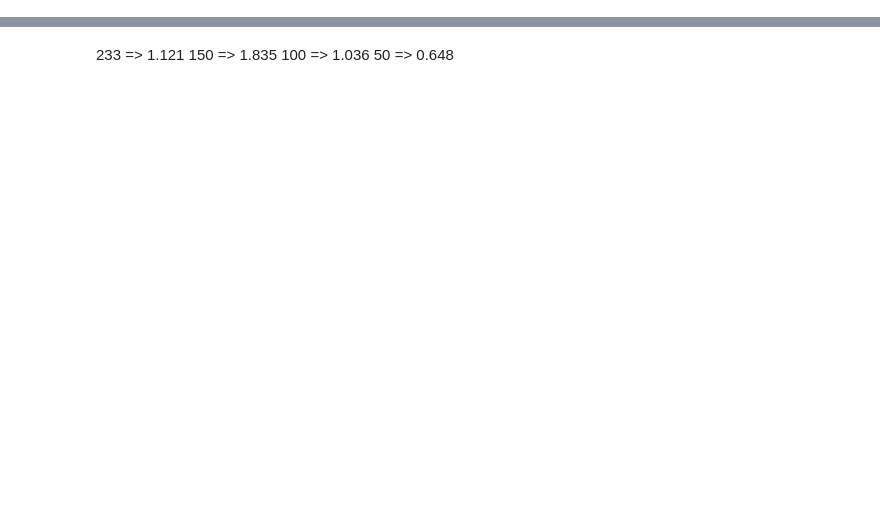
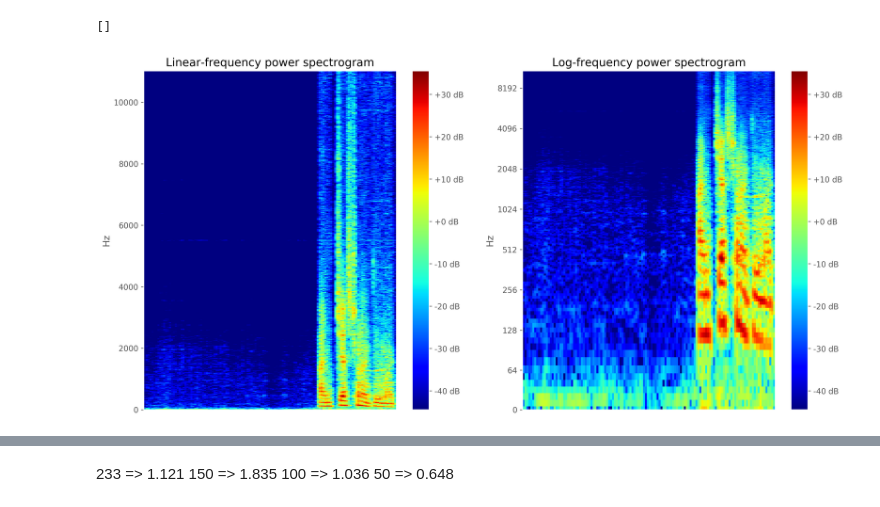
Before and after one commit to mjenrungrot/DinTaiFung, a Jupyter notebook: demo.ipynb, the cells around one changed output, grey strips where cells are left out. Drawn from its saved outputs; the diff is of its cells as text; code cells hidden in the pictures; blank space fills up the shorter version.

```diff
--- a/demo.ipynb
+++ b/demo.ipynb
@@ -206,14 +231,17 @@ from librosa.display import specshow
 # %%
-y = output_voice_signals[0]
+y = output_voice_signals.mean(0)
 # %%
 D = librosa.amplitude_to_db(np.abs(librosa.stft(y)), ref=1.0)
 plt.figure(figsize=(16, 8), dpi=300)
 plt.subplot(1, 2, 1)
-librosa.display.specshow(D, y_axis='linear', cmap=cm.jet)
+specshow(D, y_axis='linear', cmap=cm.jet)
 plt.colorbar(format='%+2.0f dB')
 plt.title('Linear-frequency power spectrogram')
 plt.subplot(1, 2, 2)
-librosa.display.specshow(D, y_axis='log', cmap=cm.jet)
+specshow(D, y_axis='log', cmap=cm.jet)
 plt.colorbar(format='%+2.0f dB')
 plt.title('Log-frequency power spectrogram')
 plt.plot()
+# %% [output]
+[]
+[figure, added]
```
Also changed, not shown: parts of 28 cells of this notebook, 7 other files.
